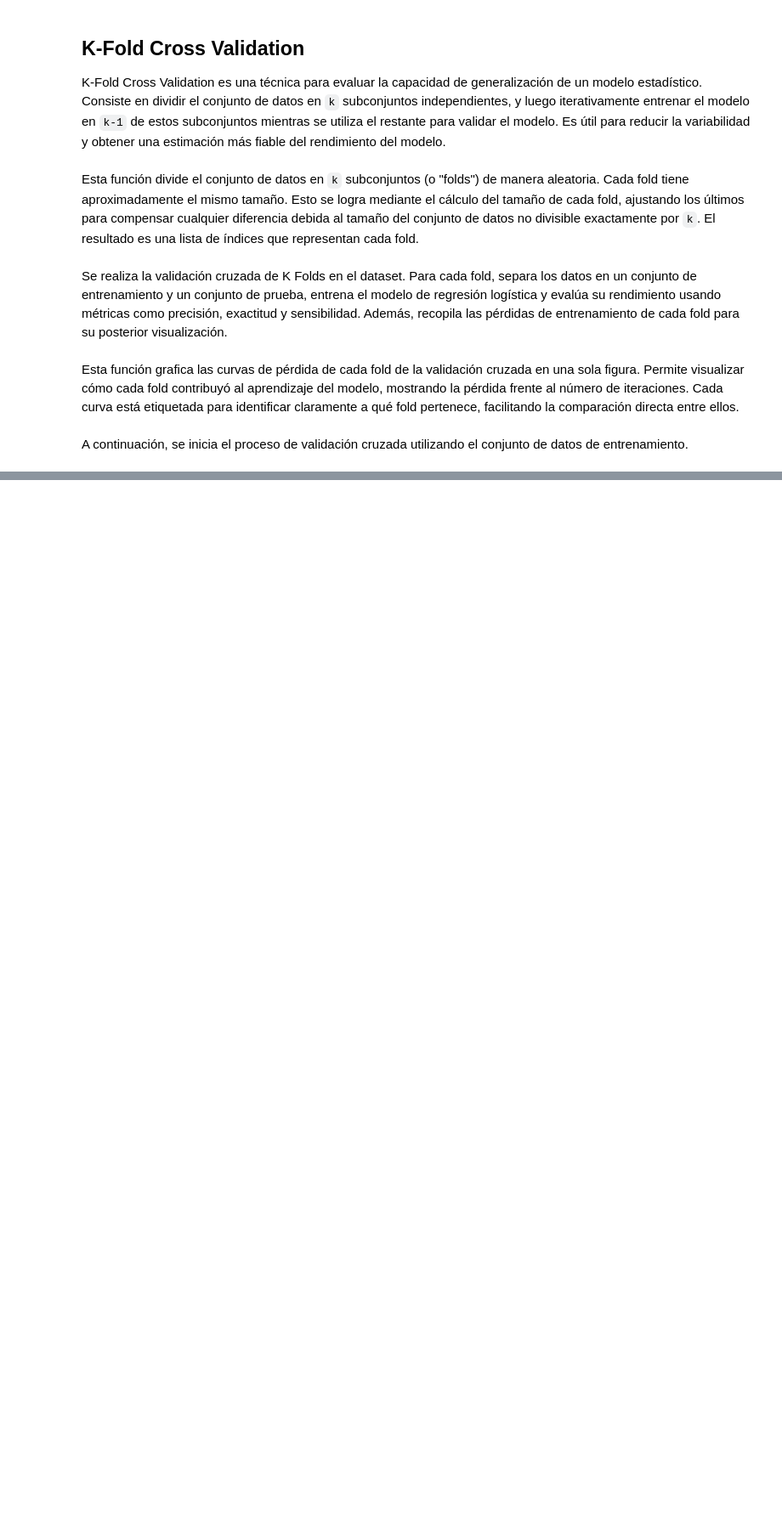
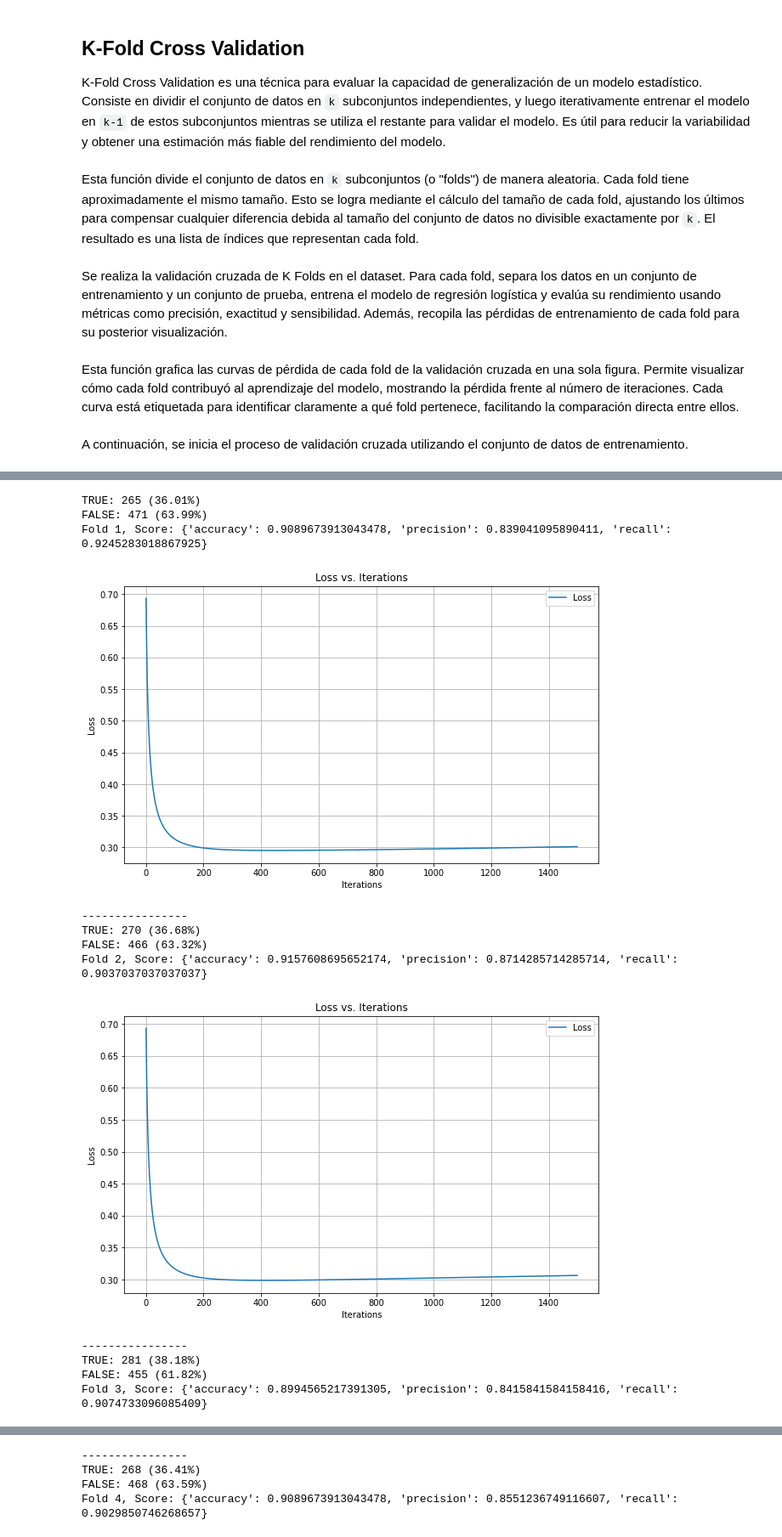
Before and after one commit to natalia-romero/deep_learning, a Jupyter notebook: tarea_1/tarea_1.ipynb, the cells around one changed output, grey strips where cells are left out. Shown: that part at 85% size. Cells and saved outputs as stored; diff of their text form; code cells hidden in the pictures; blank space fills up the shorter version.

```diff
--- a/tarea_1/tarea_1.ipynb
+++ b/tarea_1/tarea_1.ipynb
@@ -358,0 +450,16 @@ Fold 5, Score: {'accuracy': 0.9035326086956522, 'precision': 0.8356164383561644,
+# %%
+cross_validation(X_train_lda,y_train)
+# %% [output]
+TRUE: 265 (36.01%)
+FALSE: 471 (63.99%)
+Fold 1, Score: {'accuracy': 0.9089673913043478, 'precision': 0.839041095890411, 'recall': 0.9245283018867925}
+[figure, added]
+----------------
+TRUE: 270 (36.68%)
+FALSE: 466 (63.32%)
+Fold 2, Score: {'accuracy': 0.9157608695652174, 'precision': 0.8714285714285714, 'recall': 0.9037037037037037}
+[figure, added]
+----------------
+TRUE: 281 (38.18%)
+FALSE: 455 (61.82%)
+Fold 3, Score: {'accuracy': 0.8994565217391305, 'precision': 0.8415841584158416, 'recall': 0.9074733096085409}
@@ -358,0 +467,4 @@ Fold 5, Score: {'accuracy': 0.9035326086956522, 'precision': 0.8356164383561644,
+----------------
+TRUE: 268 (36.41%)
+FALSE: 468 (63.59%)
+Fold 4, Score: {'accuracy': 0.9089673913043478, 'precision': 0.8551236749116607, 'recall': 0.9029850746268657}
```
Also changed, not shown: parts of 16 cells of this notebook.
